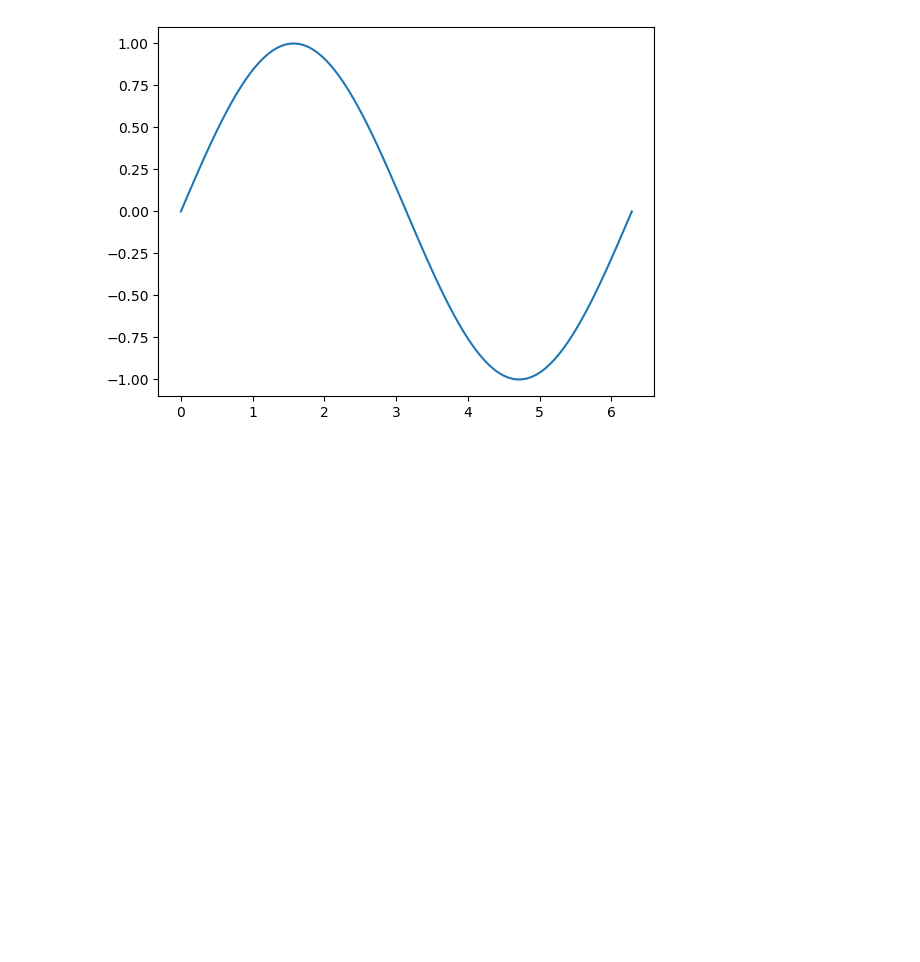
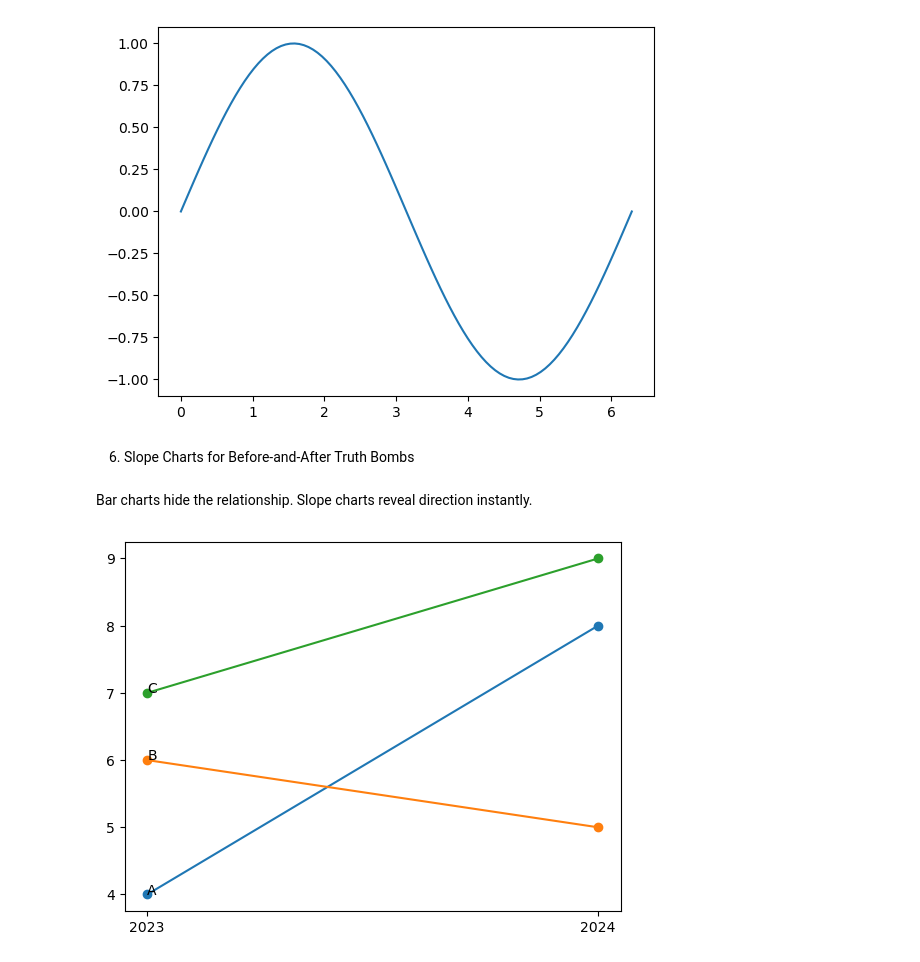
Before and after one commit to ARUNAGIRINATHAN-K/Unknown-1, a Jupyter notebook: Annotated Timelines.ipynb, the cells around one changed output. Cells and saved outputs as stored; diff of their text form; code cells hidden in the pictures; blank space fills up the shorter version.

Commit message:
Slope-chart

```diff
--- a/Annotated Timelines.ipynb
+++ b/Annotated Timelines.ipynb
@@ -110,3 +110,24 @@ ani = animation.FuncAnimation(fig, animate, frames=100, interval=50)
 plt.show()
 # %% [output]
 [figure]
+# %% [markdown]
+6. Slope Charts for Before-and-After Truth Bombs
+# %% [markdown]
+Bar charts hide the relationship. Slope charts reveal direction instantly.
+# %%
+import pandas as pd
+import matplotlib.pyplot as plt
+
+df = pd.DataFrame({
+    'category': ['A', 'B', 'C'],
+    '2023': [4, 6, 7],
+    '2024': [8, 5, 9]
+})
+
+for _, row in df.iterrows():
+    plt.plot([1, 2], [row['2023'], row['2024']], marker='o')
+    plt.text(1, row['2023'], row['category'])
+plt.xticks([1, 2], ['2023', '2024'])
+plt.show()
+# %% [output]
+[figure, added]
```
